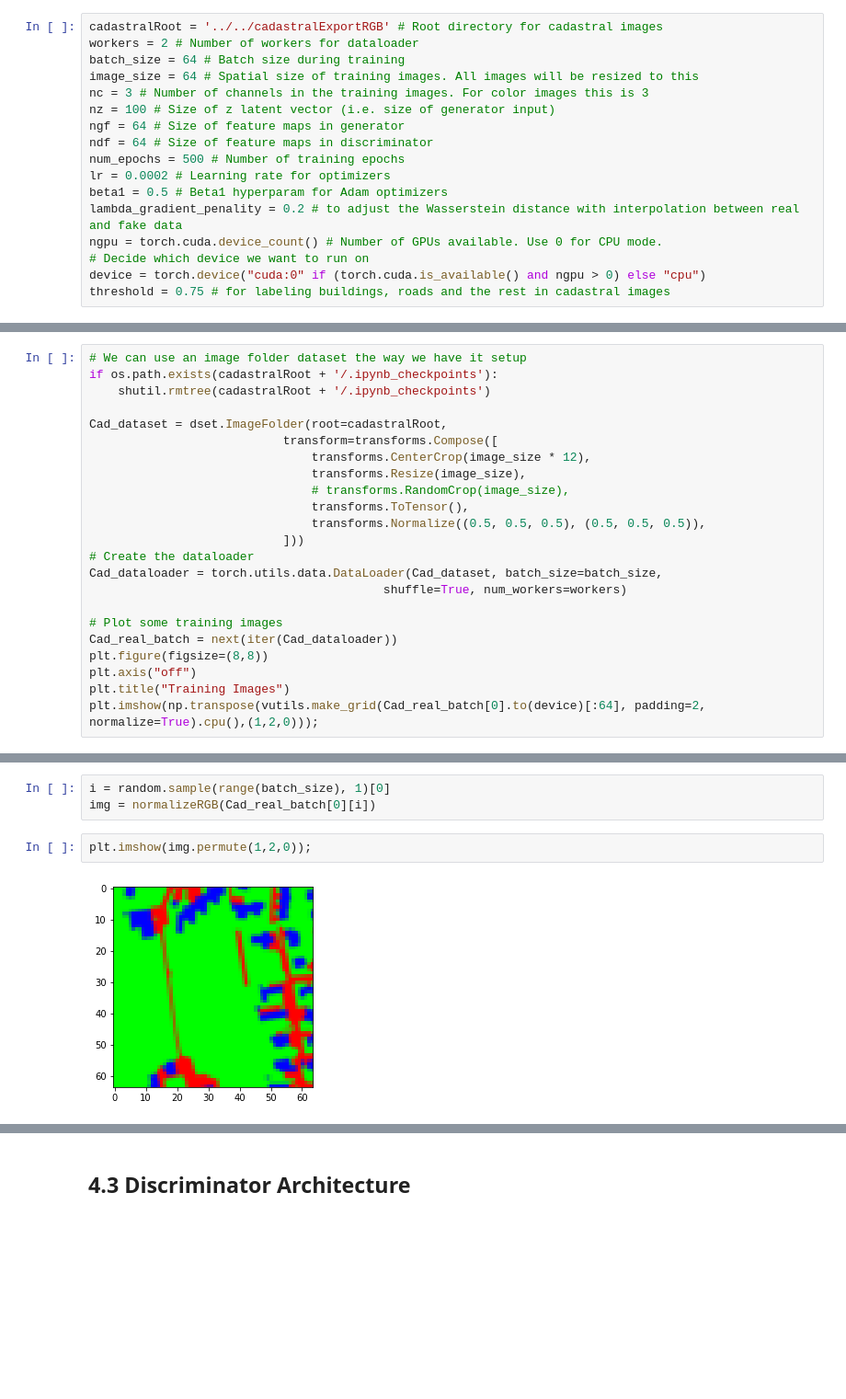
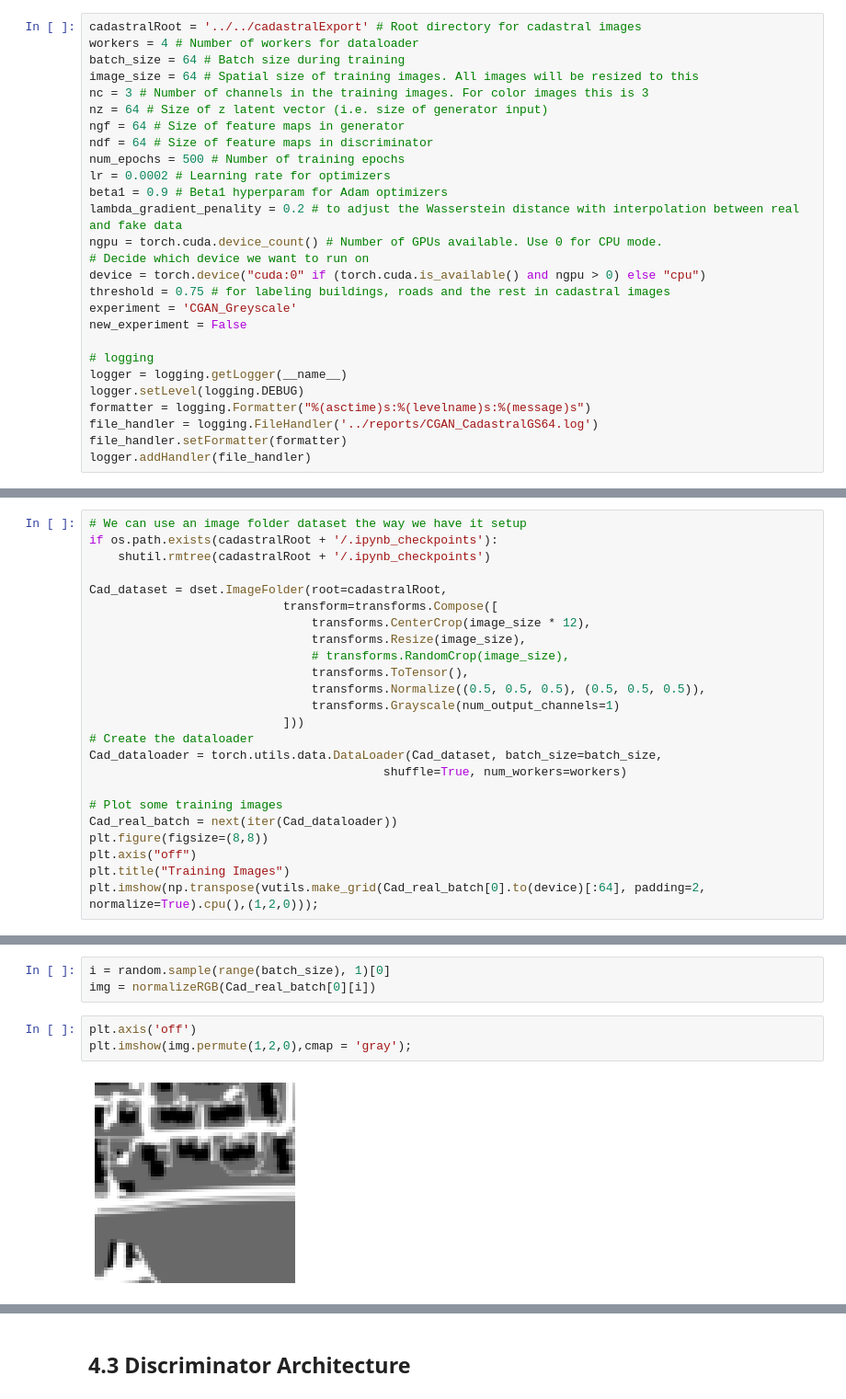
Before and after one commit to neithangurthang/SyntheticCities, a Jupyter notebook: notebooks/08 Conditional GAN.ipynb, the cells around one changed output, grey strips where cells are left out. Shown at 92% size. Saved outputs shown, nothing was run; the diff lists cells and outputs as text; blank space fills up the shorter version.

Commit message:
new experiments with cgan

```diff
--- a/notebooks/08 Conditional GAN.ipynb
+++ b/notebooks/08 Conditional GAN.ipynb
@@ -52,22 +54,32 @@ The autoreload extension is already loaded. To reload it, use:
 # %% [markdown]
 # 1. Set the parameters
 # %%
-cadastralRoot = '../../cadastralExportRGB' # Root directory for cadastral images
-workers = 2 # Number of workers for dataloader
+cadastralRoot = '../../cadastralExport' # Root directory for cadastral images
+workers = 4 # Number of workers for dataloader
 batch_size = 64 # Batch size during training
 image_size = 64 # Spatial size of training images. All images will be resized to this
 nc = 3 # Number of channels in the training images. For color images this is 3
-nz = 100 # Size of z latent vector (i.e. size of generator input)
+nz = 64 # Size of z latent vector (i.e. size of generator input)
 ngf = 64 # Size of feature maps in generator
 ndf = 64 # Size of feature maps in discriminator
 num_epochs = 500 # Number of training epochs
 lr = 0.0002 # Learning rate for optimizers
-beta1 = 0.5 # Beta1 hyperparam for Adam optimizers
+beta1 = 0.9 # Beta1 hyperparam for Adam optimizers
 lambda_gradient_penality = 0.2 # to adjust the Wasserstein distance with interpolation between real and fake data
 ngpu = torch.cuda.device_count() # Number of GPUs available. Use 0 for CPU mode.
 # Decide which device we want to run on
 device = torch.device("cuda:0" if (torch.cuda.is_available() and ngpu > 0) else "cpu")
 threshold = 0.75 # for labeling buildings, roads and the rest in cadastral images
+experiment = 'CGAN_Greyscale'
+new_experiment = False
+
+# logging
+logger = logging.getLogger(__name__)
+logger.setLevel(logging.DEBUG)
+formatter = logging.Formatter("%(asctime)s:%(levelname)s:%(message)s")
+file_handler = logging.FileHandler('../reports/CGAN_CadastralGS64.log')
+file_handler.setFormatter(formatter)
+logger.addHandler(file_handler)
 # %% [markdown]
 ## 1.1 Utility Functions
 # %%
@@ -103,6 +115,7 @@ Cad_dataset = dset.ImageFolder(root=cadastralRoot,
                                # transforms.RandomCrop(image_size),
                                transforms.ToTensor(),
                                transforms.Normalize((0.5, 0.5, 0.5), (0.5, 0.5, 0.5)),
+                               transforms.Grayscale(num_output_channels=1)
                            ]))
 # Create the dataloader
 Cad_dataloader = torch.utils.data.DataLoader(Cad_dataset, batch_size=batch_size,
@@ -669,9 +752,10 @@ where
 i = random.sample(range(batch_size), 1)[0]
 img = normalizeRGB(Cad_real_batch[0][i])
 # %%
-plt.imshow(img.permute(1,2,0));
+plt.axis('off')
+plt.imshow(img.permute(1,2,0),cmap = 'gray');
 # %% [output]
-[figure, old version]
+[figure, new version]
 # %%
 plt.hist(img.detach().cpu().flatten().tolist(), bins = 50);
 # %% [output]
```
Also changed, not shown: parts of 43 cells of this notebook, 11 other files.
